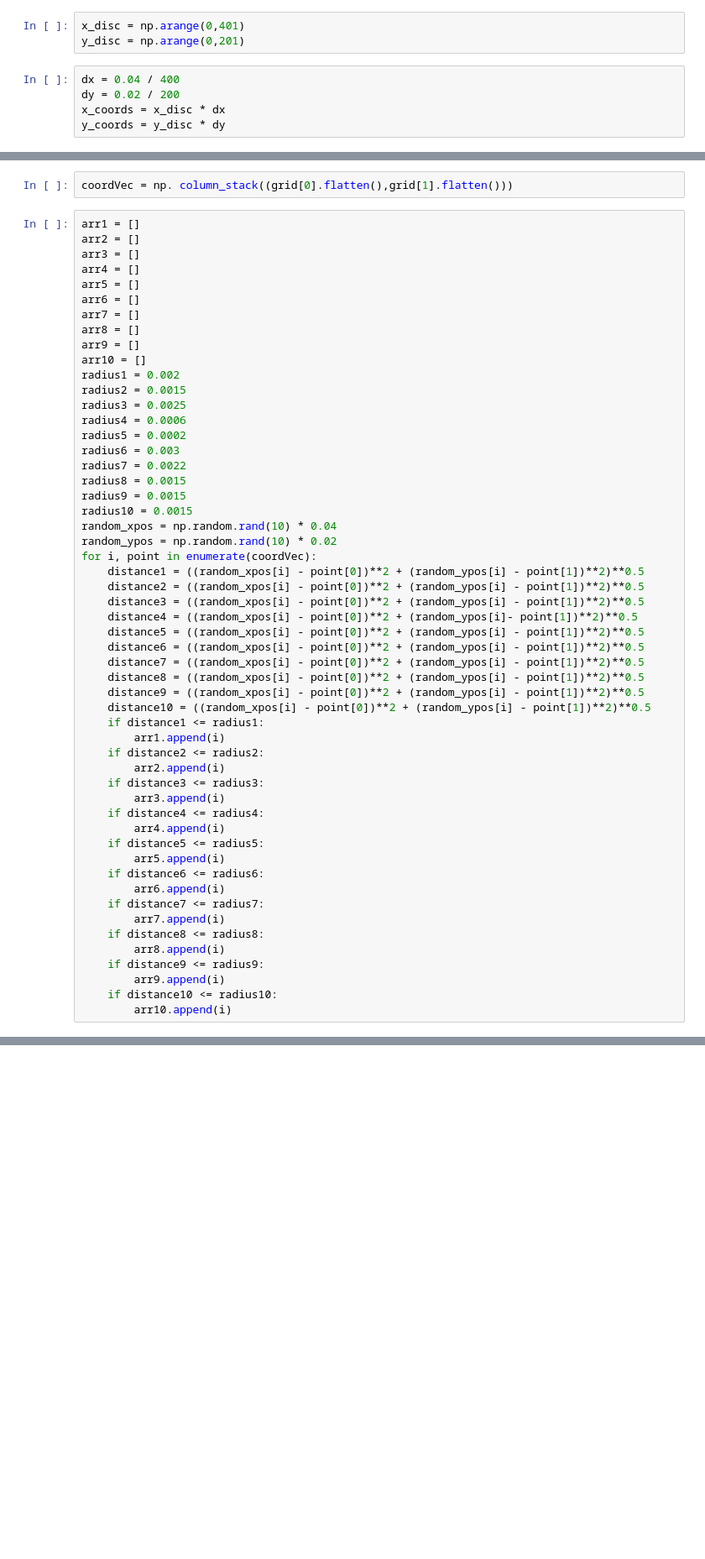
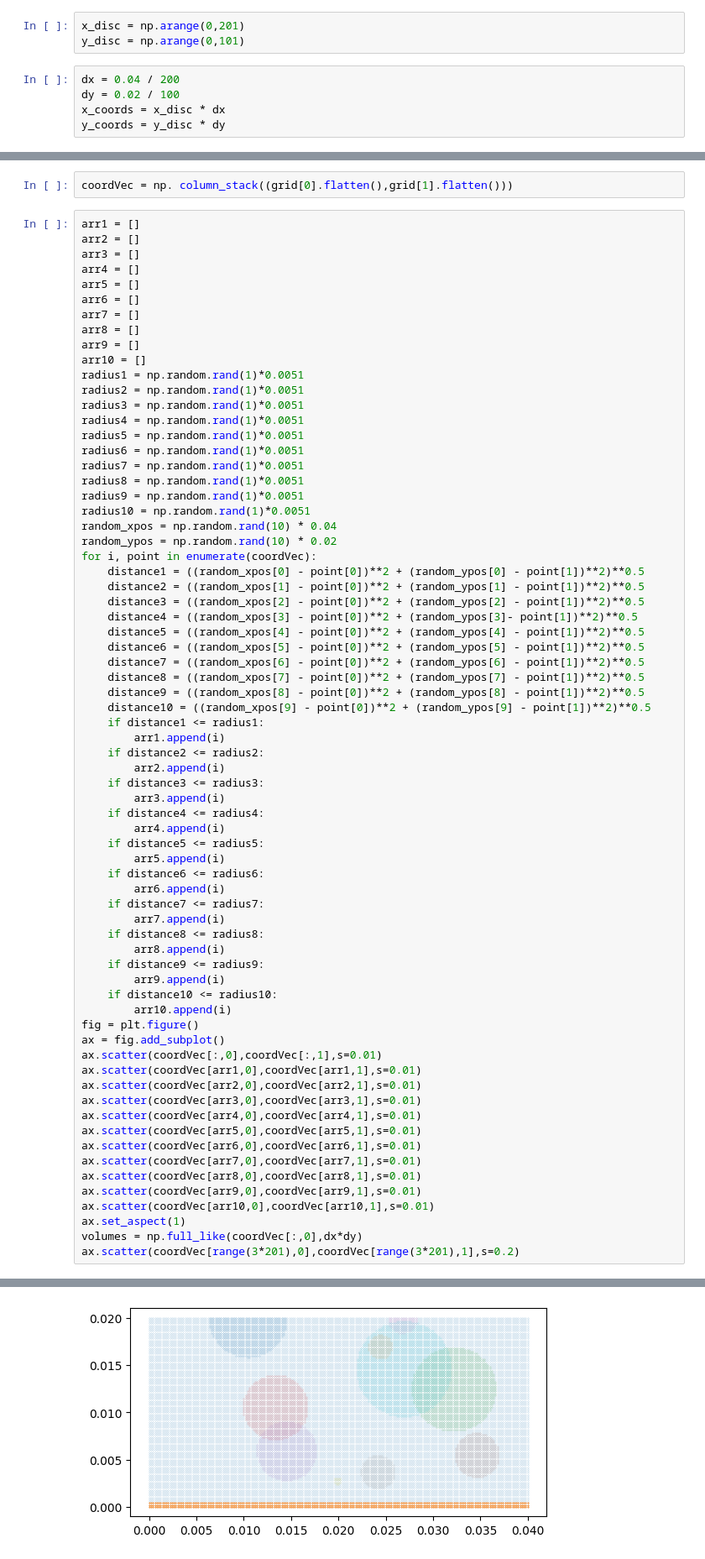
Before and after one commit to fjerenec/Verse2, a Jupyter notebook: Testing input data/CreatingData.ipynb, the cells around one changed output, grey strips where cells are left out. Shown at 84% size. Saved outputs shown, nothing was run; the diff lists cells and outputs as text; blank space fills up the shorter version.

```diff
--- a/Testing input data/CreatingData.ipynb
+++ b/Testing input data/CreatingData.ipynb
@@ -2,11 +2,11 @@
 import numpy as np
 import matplotlib.pyplot as plt
 # %%
-x_disc = np.arange(0,401)
-y_disc = np.arange(0,201)
+x_disc = np.arange(0,201)
+y_disc = np.arange(0,101)
 # %%
-dx = 0.04 / 400
-dy = 0.02 / 200
+dx = 0.04 / 200
+dy = 0.02 / 100
 x_coords = x_disc * dx
 y_coords = y_disc * dy
 # %%
@@ -24,29 +24,29 @@ arr7 = []
 arr8 = []
 arr9 = []
 arr10 = []
-radius1 = 0.002
-radius2 = 0.0015
-radius3 = 0.0025
-radius4 = 0.0006
-radius5 = 0.0002
-radius6 = 0.003
-radius7 = 0.0022
-radius8 = 0.0015
-radius9 = 0.0015
-radius10 = 0.0015
+radius1 = np.random.rand(1)*0.0051
+radius2 = np.random.rand(1)*0.0051
+radius3 = np.random.rand(1)*0.0051
+radius4 = np.random.rand(1)*0.0051
+radius5 = np.random.rand(1)*0.0051
+radius6 = np.random.rand(1)*0.0051
+radius7 = np.random.rand(1)*0.0051
+radius8 = np.random.rand(1)*0.0051
+radius9 = np.random.rand(1)*0.0051
+radius10 = np.random.rand(1)*0.0051
 random_xpos = np.random.rand(10) * 0.04
 random_ypos = np.random.rand(10) * 0.02
 for i, point in enumerate(coordVec):
-    distance1 = ((random_xpos[i] - point[0])**2 + (random_ypos[i] - point[1])**2)**0.5
-    distance2 = ((random_xpos[i] - point[0])**2 + (random_ypos[i] - point[1])**2)**0.5
-    distance3 = ((random_xpos[i] - point[0])**2 + (random_ypos[i] - point[1])**2)**0.5
-    distance4 = ((random_xpos[i] - point[0])**2 + (random_ypos[i]- point[1])**2)**0.5
-    distance5 = ((random_xpos[i] - point[0])**2 + (random_ypos[i] - point[1])**2)**0.5
-    distance6 = ((random_xpos[i] - point[0])**2 + (random_ypos[i] - point[1])**2)**0.5
-    distance7 = ((random_xpos[i] - point[0])**2 + (random_ypos[i] - point[1])**2)**0.5
-    distance8 = ((random_xpos[i] - point[0])**2 + (random_ypos[i] - point[1])**2)**0.5
-    distance9 = ((random_xpos[i] - point[0])**2 + (random_ypos[i] - point[1])**2)**0.5
-    distance10 = ((random_xpos[i] - point[0])**2 + (random_ypos[i] - point[1])**2)**0.5
+    distance1 = ((random_xpos[0] - point[0])**2 + (random_ypos[0] - point[1])**2)**0.5
+    distance2 = ((random_xpos[1] - point[0])**2 + (random_ypos[1] - point[1])**2)**0.5
+    distance3 = ((random_xpos[2] - point[0])**2 + (random_ypos[2] - point[1])**2)**0.5
+    distance4 = ((random_xpos[3] - point[0])**2 + (random_ypos[3]- point[1])**2)**0.5
+    distance5 = ((random_xpos[4] - point[0])**2 + (random_ypos[4] - point[1])**2)**0.5
+    distance6 = ((random_xpos[5] - point[0])**2 + (random_ypos[5] - point[1])**2)**0.5
+    distance7 = ((random_xpos[6] - point[0])**2 + (random_ypos[6] - point[1])**2)**0.5
+    distance8 = ((random_xpos[7] - point[0])**2 + (random_ypos[7] - point[1])**2)**0.5
+    distance9 = ((random_xpos[8] - point[0])**2 + (random_ypos[8] - point[1])**2)**0.5
+    distance10 = ((random_xpos[9] - point[0])**2 + (random_ypos[9] - point[1])**2)**0.5
     if distance1 <= radius1:
         arr1.append(i)
     if distance2 <= radius2:
@@ -67,4 +67,20 @@ for i, point in enumerate(coordVec):
         arr9.append(i)
     if distance10 <= radius10:
         arr10.append(i)
+fig = plt.figure()
+ax = fig.add_subplot()
+ax.scatter(coordVec[:,0],coordVec[:,1],s=0.01)
+ax.scatter(coordVec[arr1,0],coordVec[arr1,1],s=0.01)
+ax.scatter(coordVec[arr2,0],coordVec[arr2,1],s=0.01)
+ax.scatter(coordVec[arr3,0],coordVec[arr3,1],s=0.01)
+ax.scatter(coordVec[arr4,0],coordVec[arr4,1],s=0.01)
+ax.scatter(coordVec[arr5,0],coordVec[arr5,1],s=0.01)
+ax.scatter(coordVec[arr6,0],coordVec[arr6,1],s=0.01)
+ax.scatter(coordVec[arr7,0],coordVec[arr7,1],s=0.01)
+ax.scatter(coordVec[arr8,0],coordVec[arr8,1],s=0.01)
+ax.scatter(coordVec[arr9,0],coordVec[arr9,1],s=0.01)
+ax.scatter(coordVec[arr10,0],coordVec[arr10,1],s=0.01)
+ax.set_aspect(1)
+volumes = np.full_like(coordVec[:,0],dx*dy)
+ax.scatter(coordVec[range(3*201),0],coordVec[range(3*201),1],s=0.2)
 # %% [output]
@@ -71,0 +88 @@ SyntaxError: invalid syntax. Perhaps you forgot a comma? (3090568509.py, line 26
+[figure, added]
```
Also changed, not shown: parts of 6 cells of this notebook, 8 other files.
